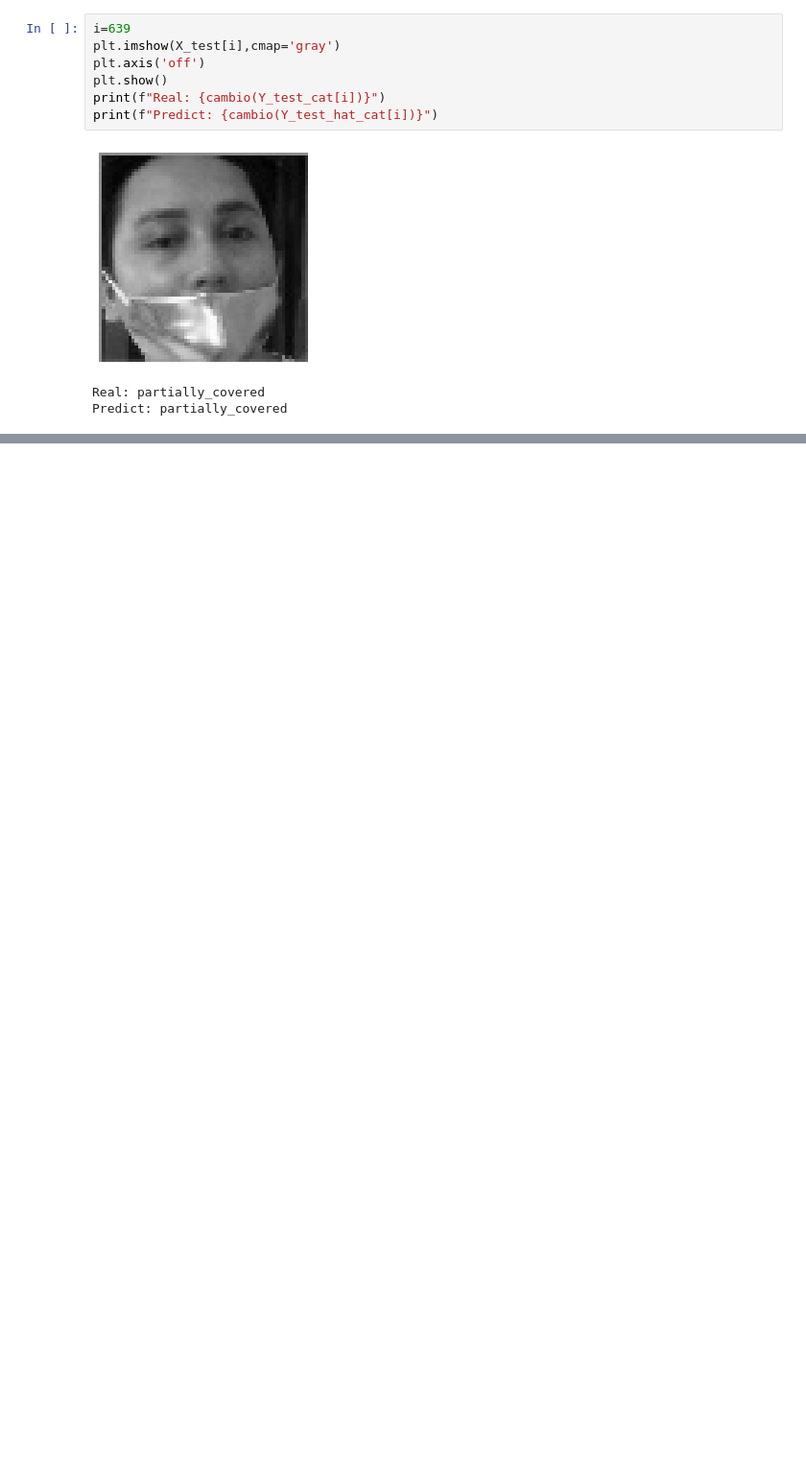
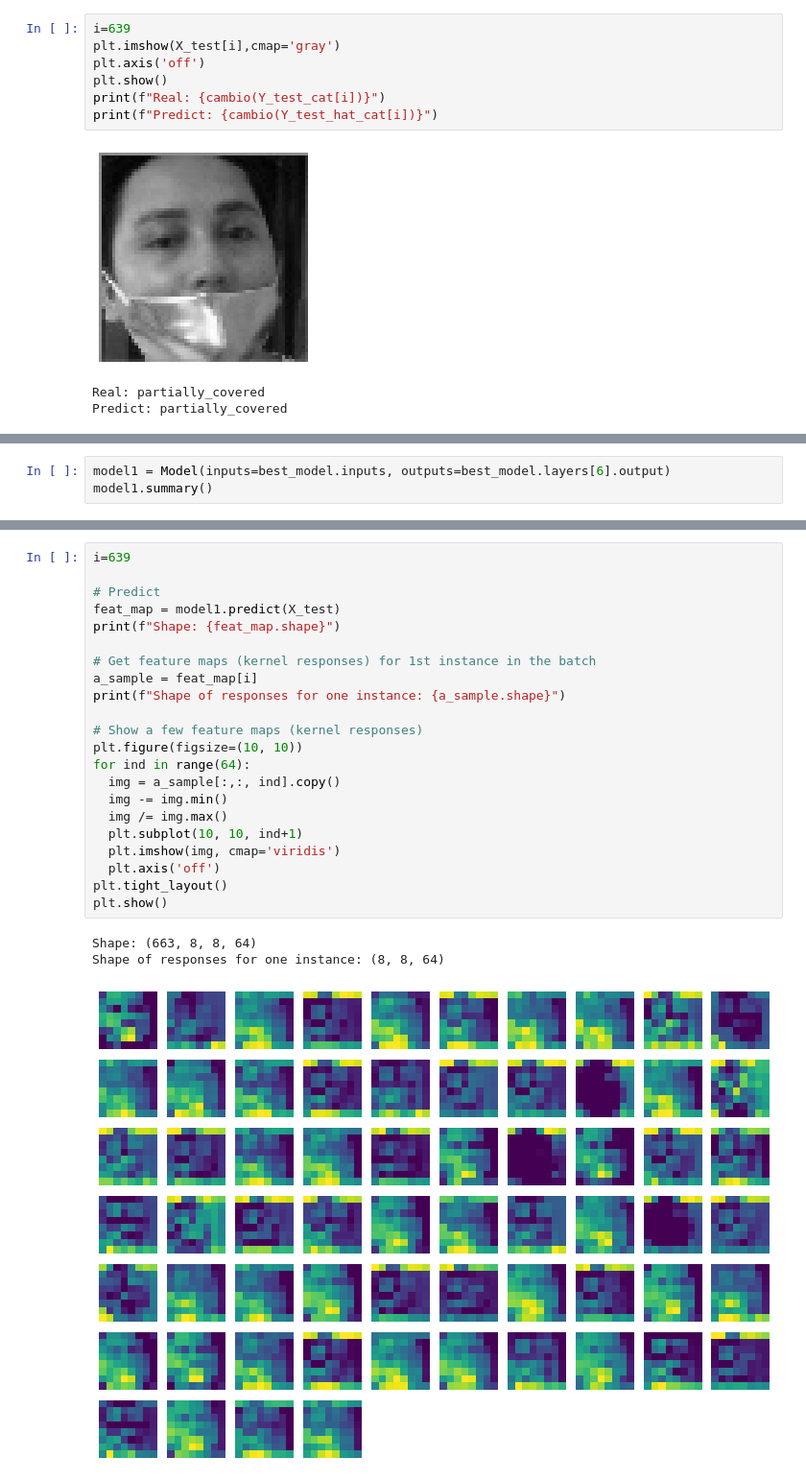
Before and after one commit to joelitam2021/Aprendizaje_profundo, a Jupyter notebook: model/220418_cubrebocas_v1.ipynb, the cells around one changed output, grey strips where cells are left out. Shown at 96% size. Saved outputs shown, nothing was run; the diff lists cells and outputs as text; blank space fills up the shorter version.

```diff
--- a/model/220418_cubrebocas_v1.ipynb
+++ b/model/220418_cubrebocas_v1.ipynb
@@ -261,0 +500,3 @@ np.where(Y_test_cat==0)
+# %%
+model1 = Model(inputs=best_model.inputs, outputs=best_model.layers[6].output)
+model1.summary()
@@ -261,0 +521,26 @@ np.where(Y_test_cat==0)
+# %%
+i=639
+
+# Predict
+feat_map = model1.predict(X_test)
+print(f"Shape: {feat_map.shape}")
+
+# Get feature maps (kernel responses) for 1st instance in the batch
+a_sample = feat_map[i]
+print(f"Shape of responses for one instance: {a_sample.shape}")
+
+# Show a few feature maps (kernel responses)
+plt.figure(figsize=(10, 10))
+for ind in range(64):
+  img = a_sample[:,:, ind].copy()
+  img -= img.min()
+  img /= img.max()
+  plt.subplot(10, 10, ind+1)
+  plt.imshow(img, cmap='viridis')
+  plt.axis('off')
+plt.tight_layout()
+plt.show()
+# %% [output]
+Shape: (663, 8, 8, 64)
+Shape of responses for one instance: (8, 8, 64)
+[figure, added]
```
Also changed, not shown: parts of 31 cells of this notebook.
